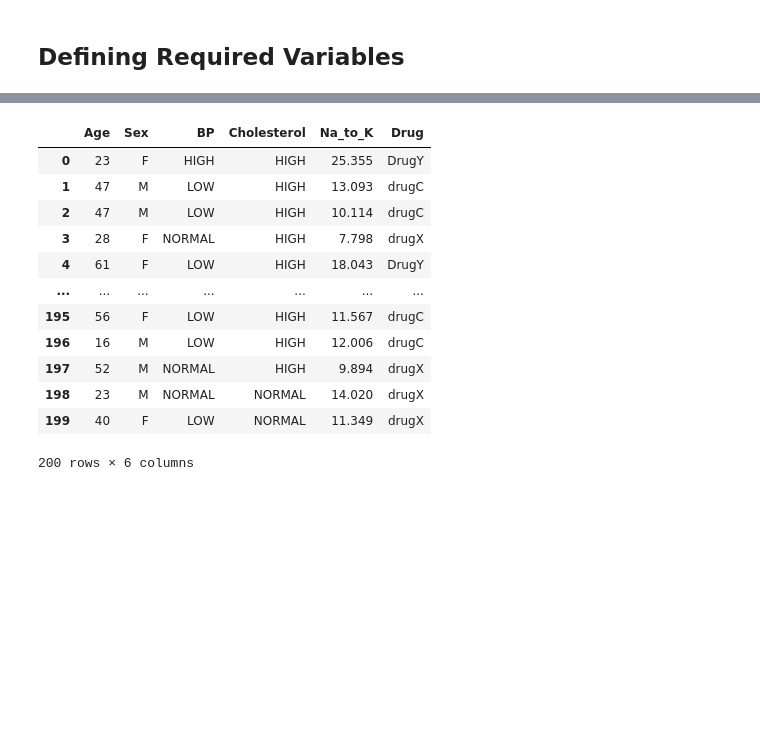
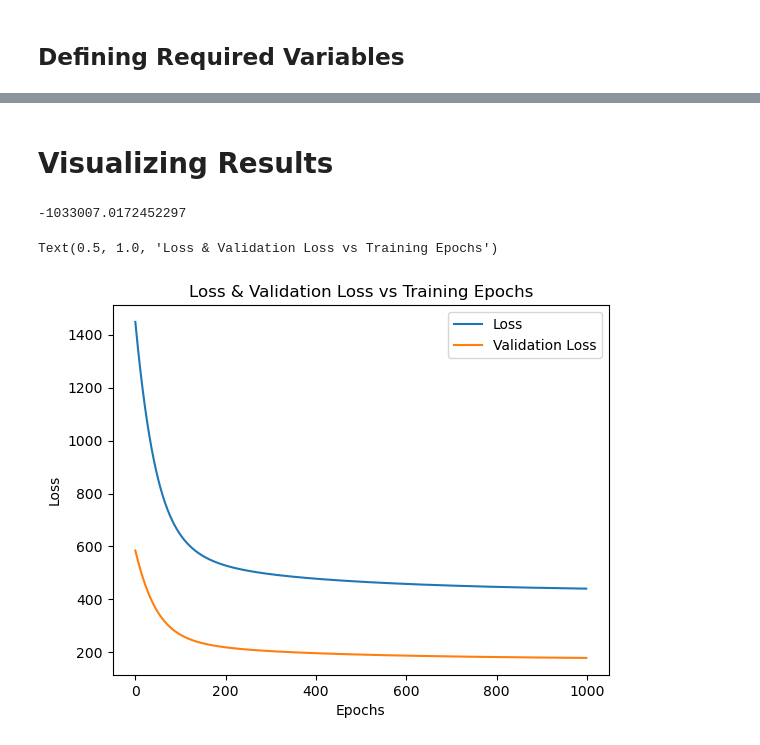
Before and after one commit to AsimWattoo/CustomerSegmentationPython, a Jupyter notebook: Index.ipynb, the cells around one changed output, grey strips where cells are left out. Drawn from its saved outputs; the diff is of its cells as text; code cells hidden in the pictures; blank space fills up the shorter version.

Commit message:
Changed the theta and changed gradient and cost implementation. Added gradient check to ensure gradient calculation is correct.

```diff
--- a/Index.ipynb
+++ b/Index.ipynb
@@ -194,7 +258,9 @@ Testing Set
 # %% [markdown]
 ## Defining Required Variables
 # %%
-theta = np.random.rand(n + 1, 1)
+num_labels = np.unique(y_df).__len__()
+num_features = X_df.shape[1]
+theta = np.random.rand(num_labels, num_features + 1)
 lam = 2
 learning_rate = 0.01
 epochs = 500
@@ -207,17 +277,17 @@ history = {
 # %%
 for epoch in tqdm(range(1, epochs)):
     # Finding the training loss
-    training_loss = cost(theta, X_train, y_train, lam)
+    training_loss = cost(theta, X_train, y_train, lam, num_labels)
     # Finding the validation loss
-    validation_loss = cost(theta, X_test, y_test, lam)
+    validation_loss = cost(theta, X_test, y_test, lam, num_labels)
     # Finding the training accuracy
     training_pred = predict(theta, X_train)
-    training_accuracy = accuracy(training_pred, y_train)
+    training_accuracy = accuracy(np.argmax(np.transpose(training_pred), 1), y_train)
     # Finding the validation accuracy
     validation_pred = predict(theta, X_test)
-    validation_accuracy = accuracy(validation_pred, y_test)
+    validation_accuracy = accuracy(np.argmax(np.transpose(validation_pred), 1), y_test)
     # Updating the theta
-    theta = gradient(theta, X, y, learning_rate, lam)
+    theta = gradient(theta, X_train, y_train, learning_rate, lam, num_labels)
     # Displaying information
     print(f'Epoch: {epoch}, Training Loss: {round(training_loss, 2)}, Training Acc: {round(training_accuracy, 2)}, Validation Loss: {round(validation_loss, 2)}, Validation Acc: {round(validation_accuracy, 2)}')
     # Storing the data in the history
@@ -246,16 +367,16 @@ Epoch: 499, Training Loss: nan, Training Acc: 0.0, Validation Loss: nan, Validat
-# %%
-data_df
-# %% [output]
-|  | Age | Sex | BP | Cholesterol | Na_to_K | Drug |
-| 0 | 23 | F | HIGH | HIGH | 25.355 | DrugY |
-| 1 | 47 | M | LOW | HIGH | 13.093 | drugC |
-| 2 | 47 | M | LOW | HIGH | 10.114 | drugC |
-| 3 | 28 | F | NORMAL | HIGH | 7.798 | drugX |
-| 4 | 61 | F | LOW | HIGH | 18.043 | DrugY |
-| ... | ... | ... | ... | ... | ... | ... |
-| 195 | 56 | F | LOW | HIGH | 11.567 | drugC |
-| 196 | 16 | M | LOW | HIGH | 12.006 | drugC |
-| 197 | 52 | M | NORMAL | HIGH | 9.894 | drugX |
-| 198 | 23 | M | NORMAL | NORMAL | 14.020 | drugX |
-| 199 | 40 | F | LOW | NORMAL | 11.349 | drugX |
-200 rows × 6 columns
+# %% [markdown]
+# Visualizing Results
+# %%
+np.sum(checkGradient(theta, X_train, y_train, lamda, num_labels))
+# %% [output]
+-1033007.0172452297
+# %%
+plt.plot(history['loss'])
+plt.plot(history['val_loss'])
+plt.legend(['Loss', 'Validation Loss'])
+plt.xlabel('Epochs')
+plt.ylabel('Loss')
+plt.title('Loss & Validation Loss vs Training Epochs')
+# %% [output]
+Text(0.5, 1.0, 'Loss & Validation Loss vs Training Epochs')
+[figure, added]
```
Also changed, not shown: parts of 8 cells of this notebook, 4 other files.
